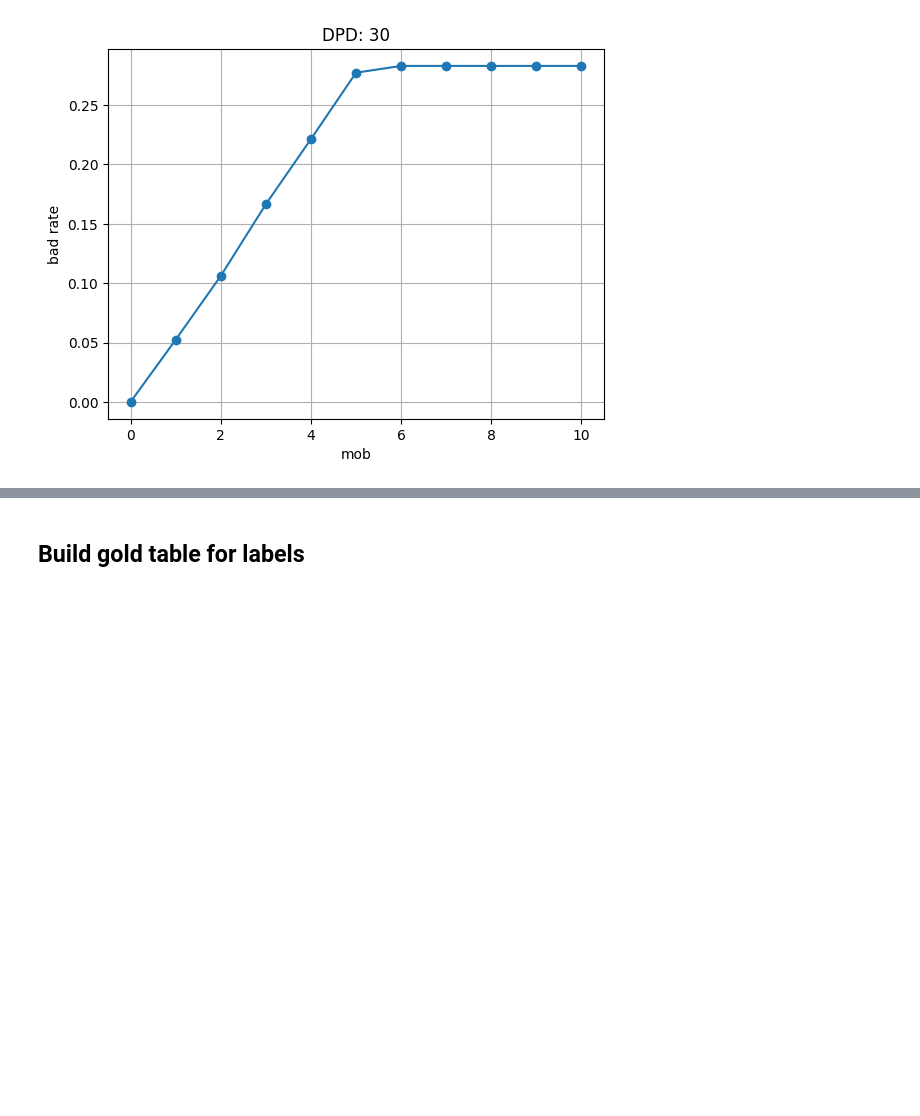
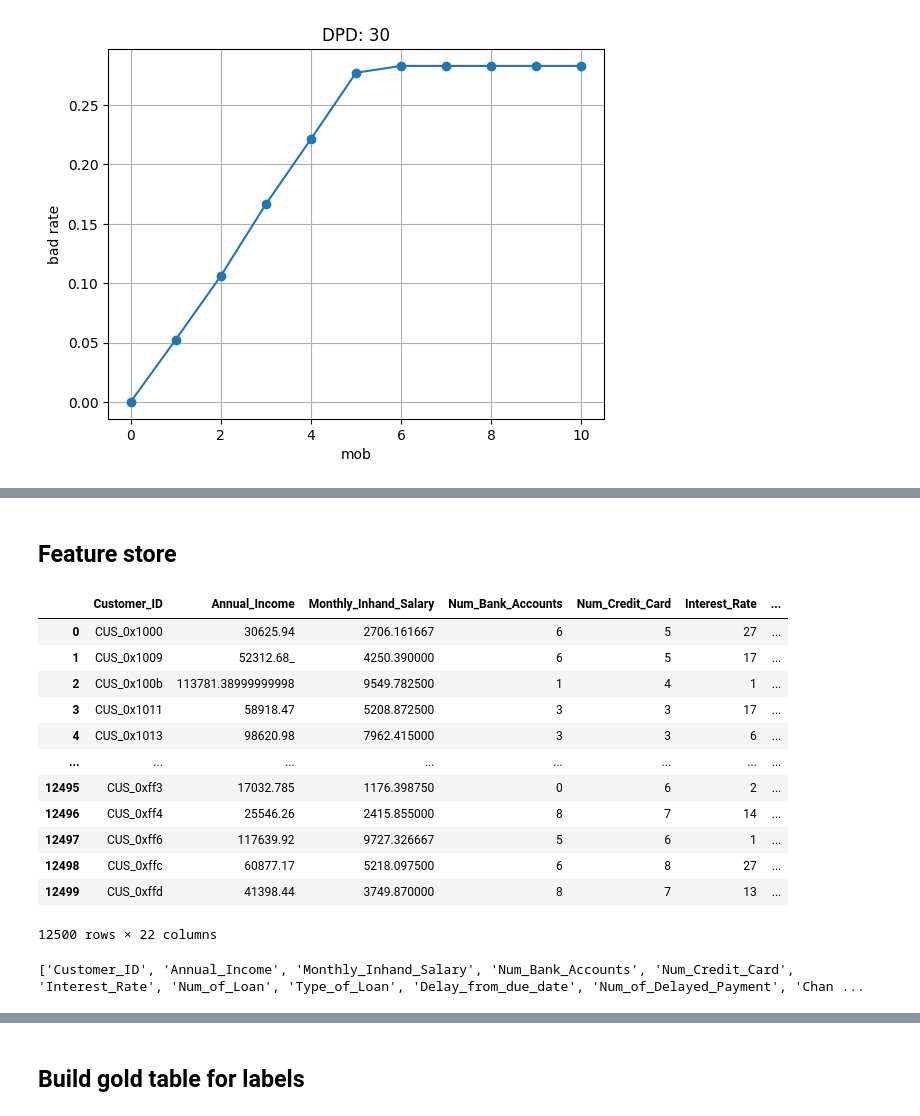
Before and after one commit to jayl-c/MITB_MLE, a Jupyter notebook: MLEAssignment1/data_processing_main.ipynb, the cells around one changed output, grey strips where cells are left out. Drawn from its saved outputs; the diff is of its cells as text; code cells hidden in the pictures; blank space fills up the shorter version.

Commit message:
building feature store

```diff
--- a/MLEAssignment1/data_processing_main.ipynb
+++ b/MLEAssignment1/data_processing_main.ipynb
@@ -276,3 +261,5 @@ df.show()
 |CUS_0x12fa_2023_1...| CUS_0x12fa|     2023-11-01|    10|             10| 10000.0| 1000.0|  1000.0|        0.0|    0.0|   2024-09-01| 10|                  0|             NULL|  0|       0|
 +--------------------+-----------+---------------+------+---------------+--------+-------+--------+-----------+-------+-------------+---+-------------------+-----------------+---+--------+
 only showing top 20 rows
+# %% [markdown]
+## Feature store
@@ -278,0 +271,24 @@ only showing top 20 rows
+# %%
+pd.set_option("display.max_columns", None)
+pd.set_option("display.max_rows", 10)
+# %%
+df = spark.read.csv("data/features_financials.csv", header=True, inferSchema=True)
+df.toPandas()
+# %% [output]
+|  | Customer_ID | Annual_Income | Monthly_Inhand_Salary | Num_Bank_Accounts | Num_Credit_Card | Interest_Rate | ... |
+| 0 | CUS_0x1000 | 30625.94 | 2706.161667 | 6 | 5 | 27 | ... |
+| 1 | CUS_0x1009 | 52312.68_ | 4250.390000 | 6 | 5 | 17 | ... |
+| 2 | CUS_0x100b | 113781.38999999998 | 9549.782500 | 1 | 4 | 1 | ... |
+| 3 | CUS_0x1011 | 58918.47 | 5208.872500 | 3 | 3 | 17 | ... |
+| 4 | CUS_0x1013 | 98620.98 | 7962.415000 | 3 | 3 | 6 | ... |
+| ... | ... | ... | ... | ... | ... | ... | ... |
+| 12495 | CUS_0xff3 | 17032.785 | 1176.398750 | 0 | 6 | 2 | ... |
+| 12496 | CUS_0xff4 | 25546.26 | 2415.855000 | 8 | 7 | 14 | ... |
+| 12497 | CUS_0xff6 | 117639.92 | 9727.326667 | 5 | 6 | 1 | ... |
+| 12498 | CUS_0xffc | 60877.17 | 5218.097500 | 6 | 8 | 27 | ... |
+| 12499 | CUS_0xffd | 41398.44 | 3749.870000 | 8 | 7 | 13 | ... |
+12500 rows × 22 columns
+# %%
+print(df.columns)
+# %% [output]
+['Customer_ID', 'Annual_Income', 'Monthly_Inhand_Salary', 'Num_Bank_Accounts', 'Num_Credit_Card', 'Interest_Rate', 'Num_of_Loan', 'Type_of_Loan', 'Delay_from_due_date', 'Num_of_Delayed_Payment', 'Chan ...
```
Also changed, not shown: parts of 9 cells of this notebook, 1 other file.
